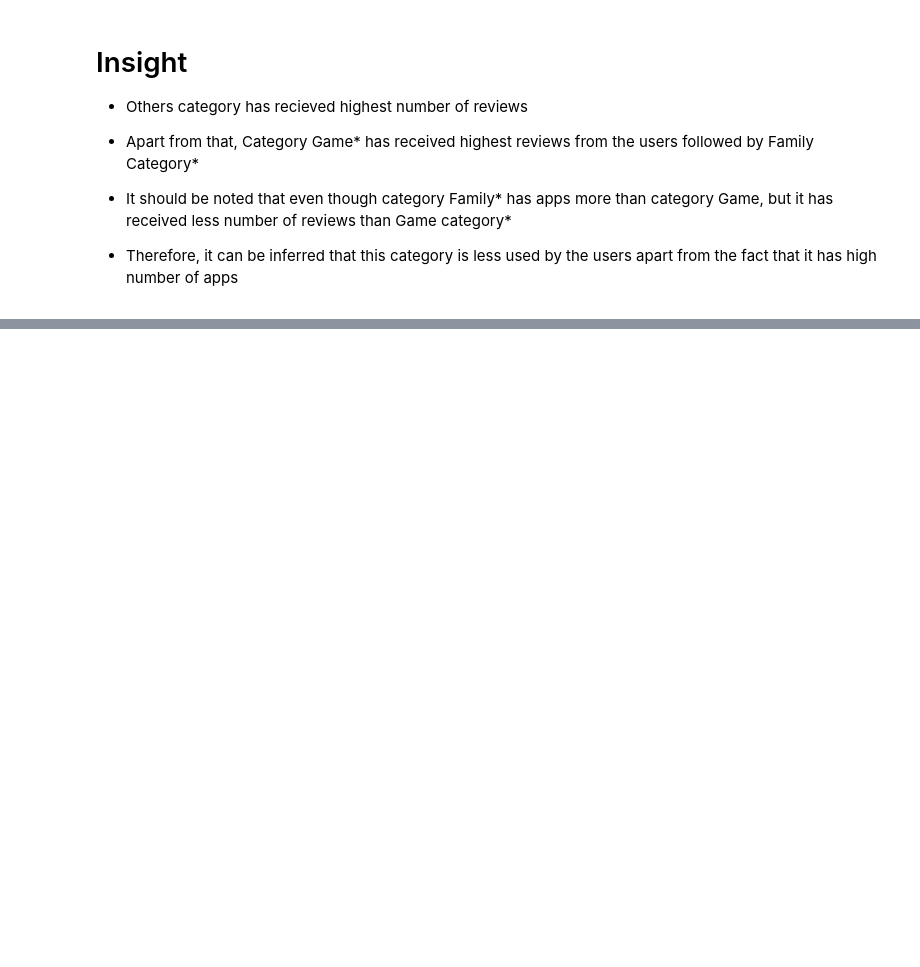
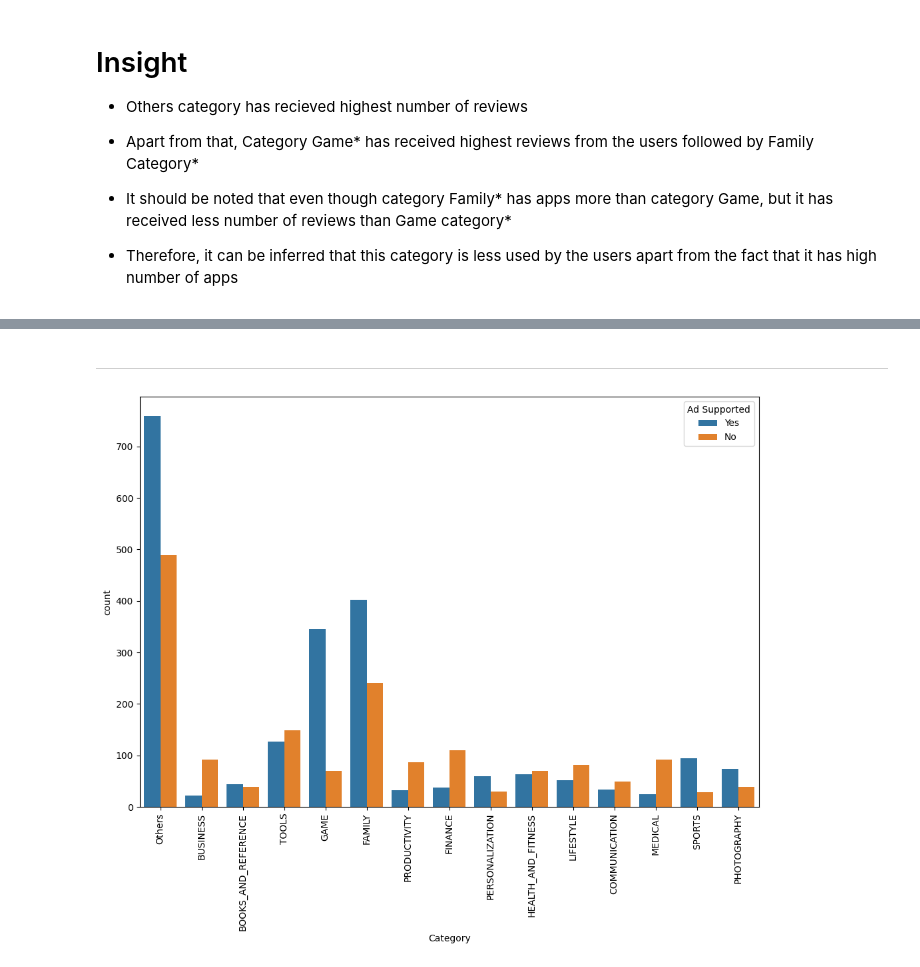
Before and after one commit to HunterKane/University-of-Texas-AI-ML-Projects-, a Jupyter notebook: Practice 1 Google Play Store Case Study - EDA Analysis/Google_Play_Store_Case_Study.ipynb, the cells around one changed output, grey strips where cells are left out. Saved outputs shown, nothing was run; the diff lists cells and outputs as text; code cells hidden in the pictures; blank space fills up the shorter version.

```diff
--- a/Practice 1 Google Play Store Case Study - EDA Analysis/Google_Play_Store_Case_Study.ipynb
+++ b/Practice 1 Google Play Store Case Study - EDA Analysis/Google_Play_Store_Case_Study.ipynb
@@ -498,0 +531,11 @@ plt.xticks(rotation = 90);
+# %% [markdown]
+---------------------------------------------------------
+# %%
+# Observation for Paid/Free, category and Ad Supported
+
+plt.figure(figsize = (12,8 ))
+sns.countplot(data=df[df['Paid/Free']== 'Free'], x = 'Category', hue = 'Ad Supported')
+plt.xticks(rotation = 90);
+plt.show()
+# %% [output]
+[figure, added]
```
Also changed, not shown: parts of 13 cells of this notebook.
